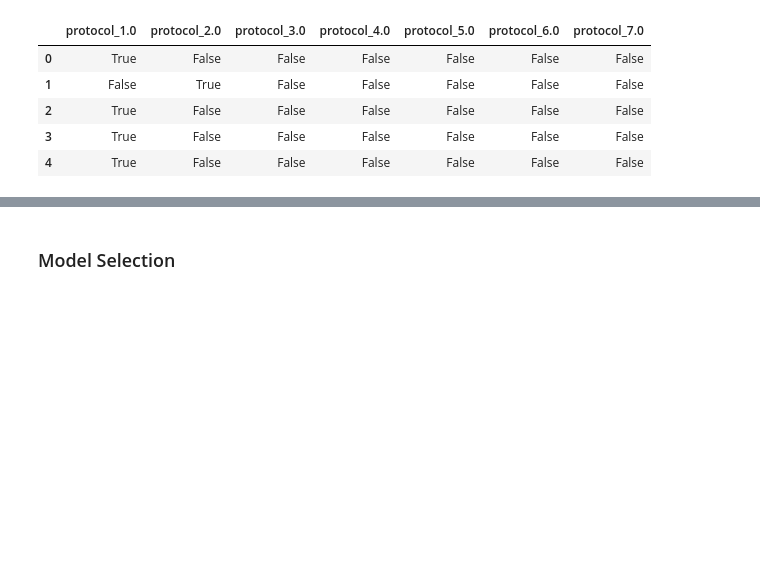
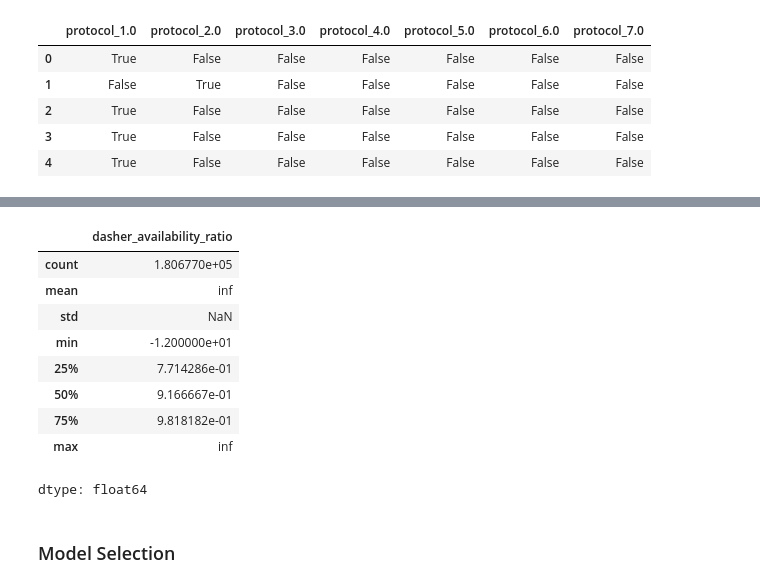
Before and after one commit to torquerxf/Delivery-Duration-Prediction, a Jupyter notebook: doordash_prediction.ipynb, the cells around one changed output, grey strips where cells are left out. Drawn from its saved outputs; the diff is of its cells as text; code cells hidden in the pictures; blank space fills up the shorter version.

```diff
--- a/doordash_prediction.ipynb
+++ b/doordash_prediction.ipynb
@@ -212,3 +212,5 @@ order_protocol_encoded.head()
 | 4 | True | False | False | False | False | False | False |
 # %%
 data_encoded = pd.concat([data.drop(columns=['market_id', 'store_primary_category', 'nan_store_primary_category', 'order_protocol'], axis=1), market_id_encoded, store_primary_category_encoded, order_protocol_encoded],  axis=1)
+# %%
+data_encoded.drop(columns='store_id', inplace=True)
@@ -214,0 +244,2 @@ data_encoded = pd.concat([data.drop(columns=['market_id', 'store_primary_categor
+# %%
+data_encoded.dropna(inplace=True)
@@ -214,0 +254,13 @@ data_encoded = pd.concat([data.drop(columns=['market_id', 'store_primary_categor
+# %%
+data_encoded['dasher_availability_ratio'].describe()
+# %% [output]
+|  | dasher_availability_ratio |
+| count | 1.806770e+05 |
+| mean | inf |
+| std | NaN |
+| min | -1.200000e+01 |
+| 25% | 7.714286e-01 |
+| 50% | 9.166667e-01 |
+| 75% | 9.818182e-01 |
+| max | inf |
+dtype: float64
```
Also changed, not shown: parts of 16 cells of this notebook.
